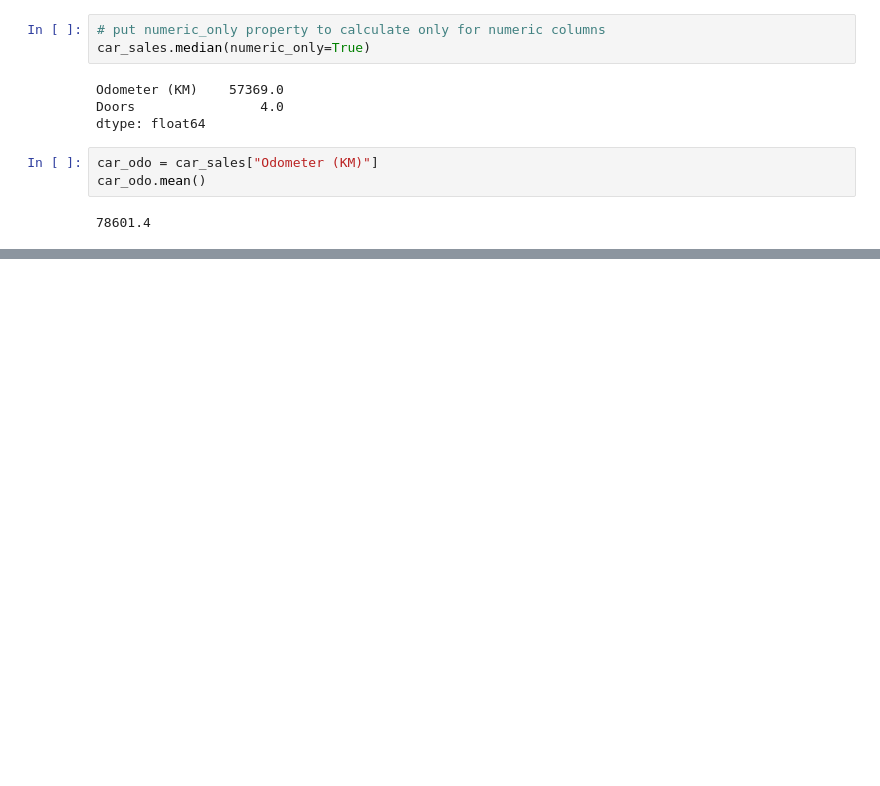
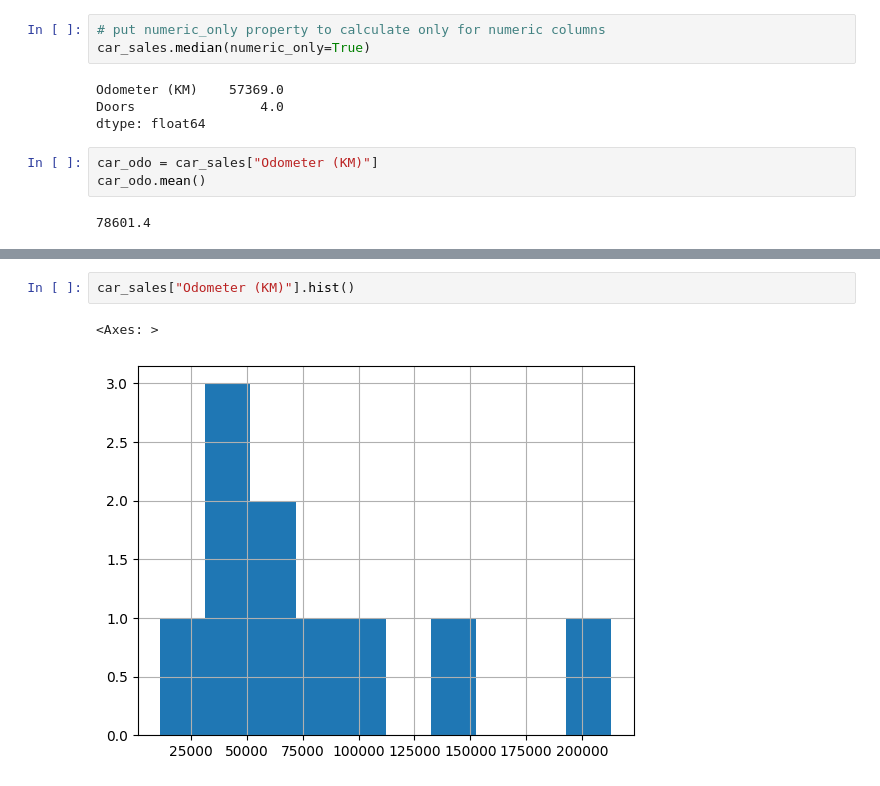
Before and after one commit to rajatverma311201/data-science-basics, a Jupyter notebook: intro-to-pandas.ipynb, the cells around one changed output, grey strips where cells are left out. Drawn from its saved outputs; the diff is of its cells as text; blank space fills up the shorter version.

```diff
--- a/intro-to-pandas.ipynb
+++ b/intro-to-pandas.ipynb
@@ -118,0 +333,5 @@ car_odo.mean()
+# %%
+car_sales["Odometer (KM)"].hist()
+# %% [output]
+<Axes: >
+[figure, added]
```
Also changed, not shown: parts of 50 cells of this notebook, 1 other file.
